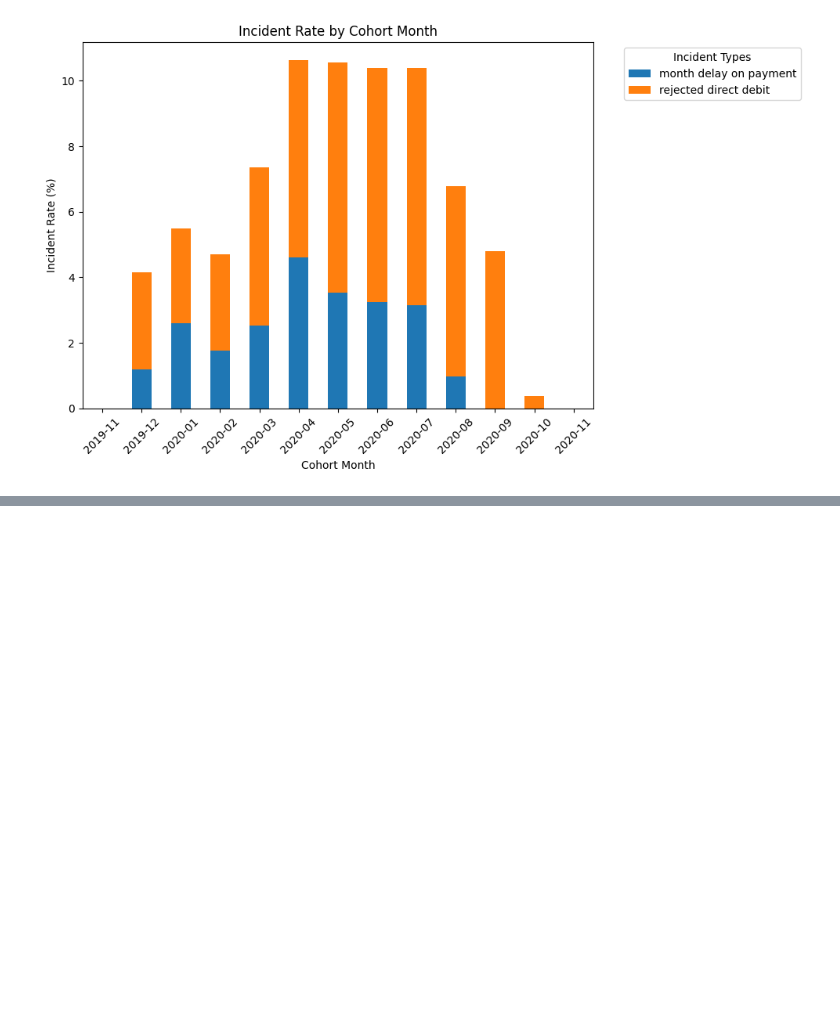
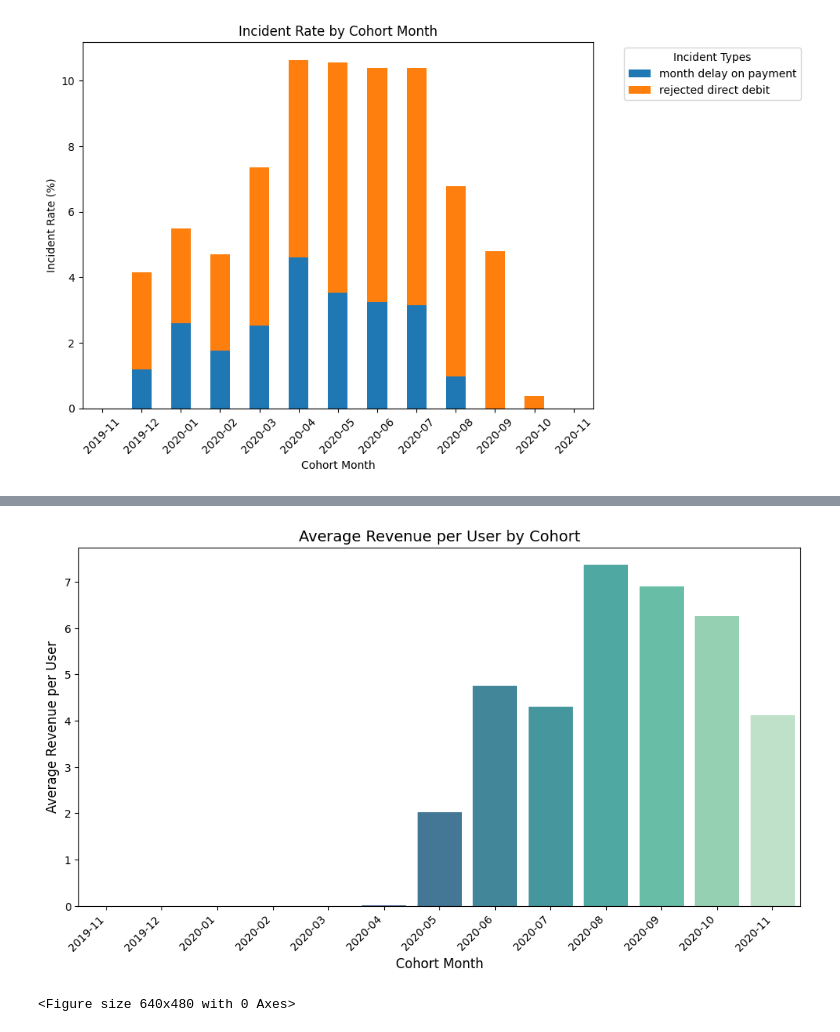
Before and after one commit to JayEm65/project-1-ironhack-payments-2-en, a Jupyter notebook: main_streamlined.ipynb, the cells around one changed output, grey strips where cells are left out. Cells and saved outputs as stored; diff of their text form; code cells hidden in the pictures; blank space fills up the shorter version.

```diff
--- a/main_streamlined.ipynb
+++ b/main_streamlined.ipynb
@@ -477,0 +623,5 @@ plt.show()
+# %%
+cohort_data = eda.revenue_plot_per_user(num_r)
+# %% [output]
+[figure, added]
+<Figure size 640x480 with 0 Axes>
```
Also changed, not shown: parts of 26 cells of this notebook, 18 other files.
